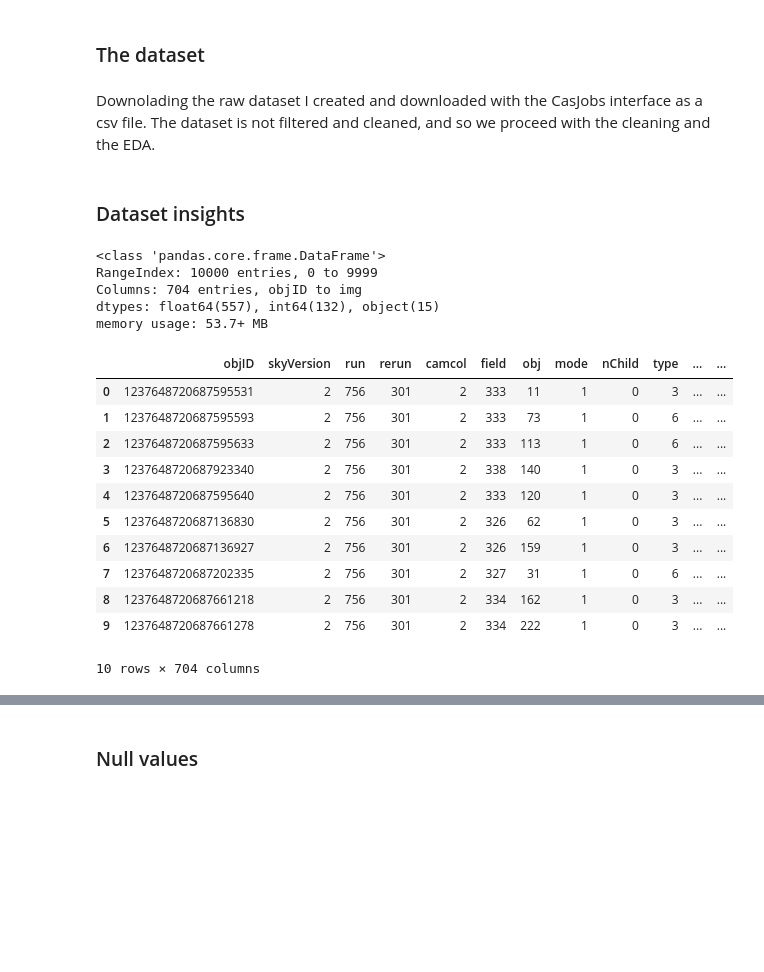
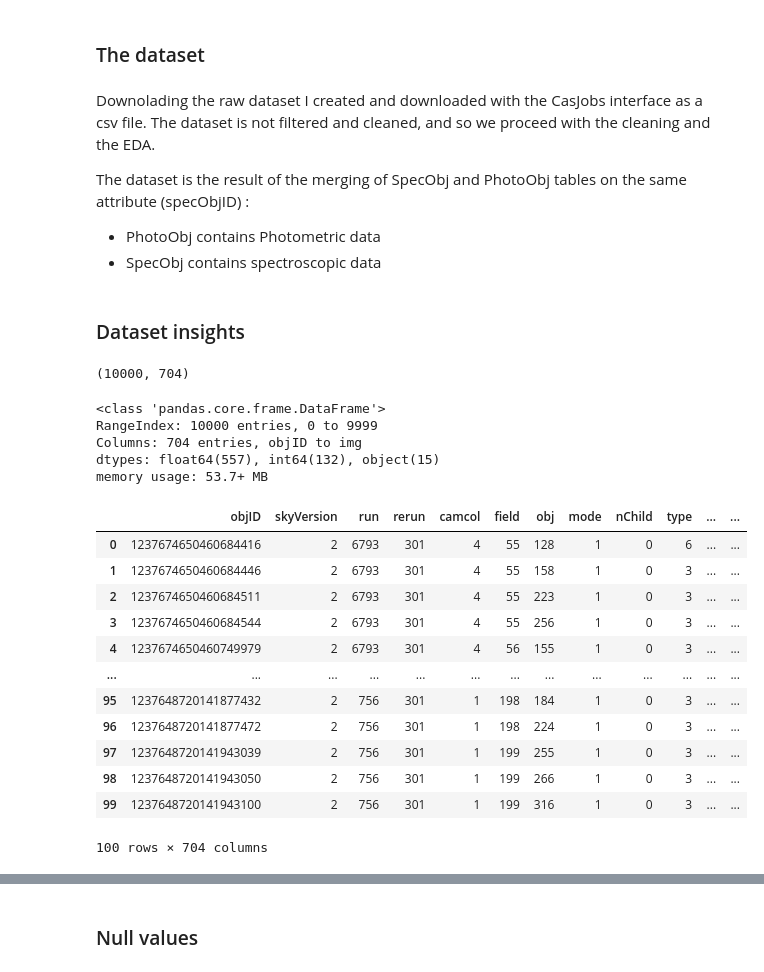
Before and after one commit to EmmaTosato/Spectral-AnalysisProject, a Jupyter notebook: project.ipynb, the cells around one changed output, grey strips where cells are left out. Cells and saved outputs as stored; diff of their text form; code cells hidden in the pictures; blank space fills up the shorter version.

```diff
--- a/project.ipynb
+++ b/project.ipynb
@@ -15,11 +20,19 @@ import numpy as np
 # %% [markdown]
 Downolading the raw dataset I created and downloaded with the CasJobs interface as a csv file.
 The dataset is not filtered and cleaned, and so we proceed with the cleaning and the EDA.
+
+The dataset is the result of the merging of SpecObj and PhotoObj tables on the same attribute (specObjID) :
+- PhotoObj contains Photometric data
+- SpecObj contains spectroscopic data
 # %%
 # Converting the csv into a pandas dataframe
 raw_df = pd.read_csv('/Users/emmatosato/Documents/UNI/Erasmus/Data Mining and Machine Learning/Spectral-AnalysisProject/SDSS_dataset.csv')
 # %% [markdown]
 ### Dataset insights
+# %%
+raw_df.shape
+# %% [output]
+(10000, 704)
 # %%
 raw_df.info()
 # %% [output]
@@ -29,20 +42,21 @@ Columns: 704 entries, objID to img
 dtypes: float64(557), int64(132), object(15)
 memory usage: 53.7+ MB
 # %%
-raw_df.head(10)
+raw_df.head(100)
 # %% [output]
 |  | objID | skyVersion | run | rerun | camcol | field | obj | mode | nChild | type | ... | ... |
-| 0 | 1237648720687595531 | 2 | 756 | 301 | 2 | 333 | 11 | 1 | 0 | 3 | ... | ... |
-| 1 | 1237648720687595593 | 2 | 756 | 301 | 2 | 333 | 73 | 1 | 0 | 6 | ... | ... |
-| 2 | 1237648720687595633 | 2 | 756 | 301 | 2 | 333 | 113 | 1 | 0 | 6 | ... | ... |
-| 3 | 1237648720687923340 | 2 | 756 | 301 | 2 | 338 | 140 | 1 | 0 | 3 | ... | ... |
-| 4 | 1237648720687595640 | 2 | 756 | 301 | 2 | 333 | 120 | 1 | 0 | 3 | ... | ... |
-| 5 | 1237648720687136830 | 2 | 756 | 301 | 2 | 326 | 62 | 1 | 0 | 3 | ... | ... |
-| 6 | 1237648720687136927 | 2 | 756 | 301 | 2 | 326 | 159 | 1 | 0 | 3 | ... | ... |
-| 7 | 1237648720687202335 | 2 | 756 | 301 | 2 | 327 | 31 | 1 | 0 | 6 | ... | ... |
-| 8 | 1237648720687661218 | 2 | 756 | 301 | 2 | 334 | 162 | 1 | 0 | 3 | ... | ... |
-| 9 | 1237648720687661278 | 2 | 756 | 301 | 2 | 334 | 222 | 1 | 0 | 3 | ... | ... |
+| 0 | 1237674650460684416 | 2 | 6793 | 301 | 4 | 55 | 128 | 1 | 0 | 6 | ... | ... |
+| 1 | 1237674650460684446 | 2 | 6793 | 301 | 4 | 55 | 158 | 1 | 0 | 3 | ... | ... |
+| 2 | 1237674650460684511 | 2 | 6793 | 301 | 4 | 55 | 223 | 1 | 0 | 3 | ... | ... |
+| 3 | 1237674650460684544 | 2 | 6793 | 301 | 4 | 55 | 256 | 1 | 0 | 3 | ... | ... |
+| 4 | 1237674650460749979 | 2 | 6793 | 301 | 4 | 56 | 155 | 1 | 0 | 3 | ... | ... |
+| ... | ... | ... | ... | ... | ... | ... | ... | ... | ... | ... | ... | ... |
+| 95 | 1237648720141877432 | 2 | 756 | 301 | 1 | 198 | 184 | 1 | 0 | 3 | ... | ... |
+| 96 | 1237648720141877472 | 2 | 756 | 301 | 1 | 198 | 224 | 1 | 0 | 3 | ... | ... |
+| 97 | 1237648720141943039 | 2 | 756 | 301 | 1 | 199 | 255 | 1 | 0 | 3 | ... | ... |
+| 98 | 1237648720141943050 | 2 | 756 | 301 | 1 | 199 | 266 | 1 | 0 | 3 | ... | ... |
+| 99 | 1237648720141943100 | 2 | 756 | 301 | 1 | 199 | 316 | 1 | 0 | 3 | ... | ... |
-10 rows × 704 columns
+100 rows × 704 columns
 # %%
 raw_df.tail(10)
 # %% [output]
```
Also changed, not shown: parts of 28 cells of this notebook, 1 other file.
